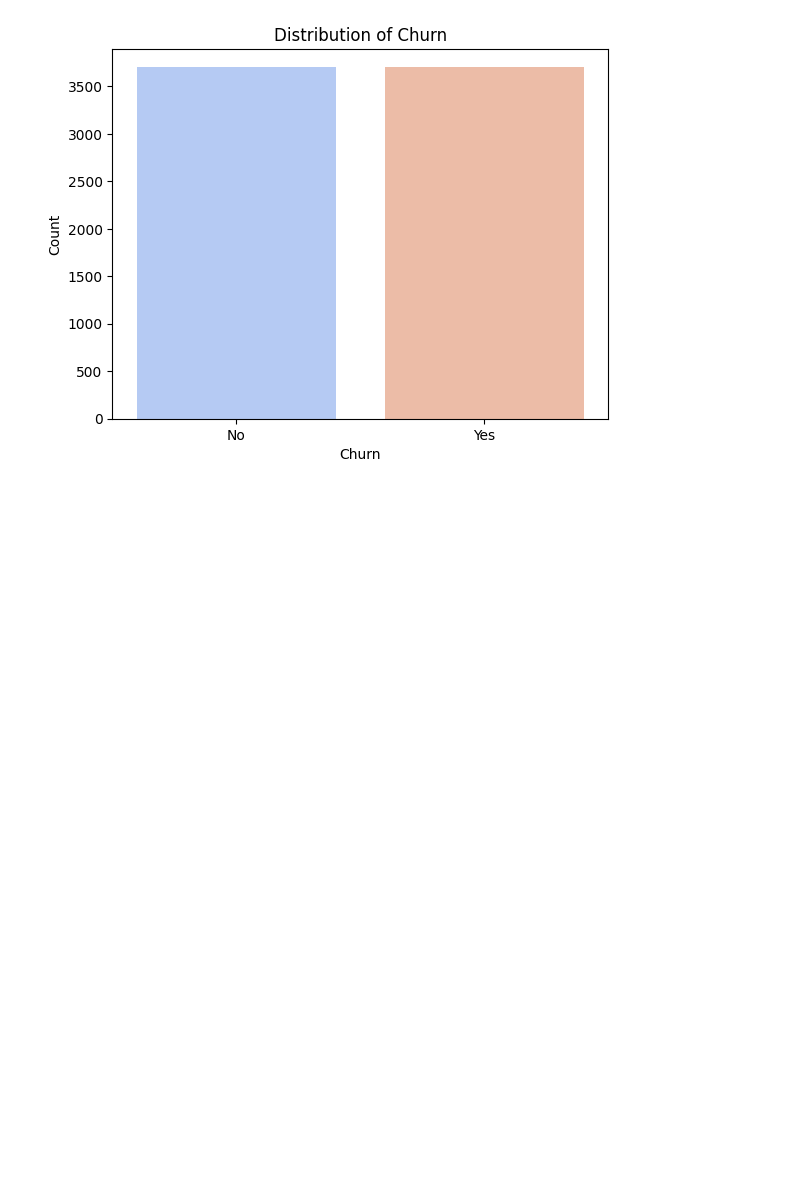
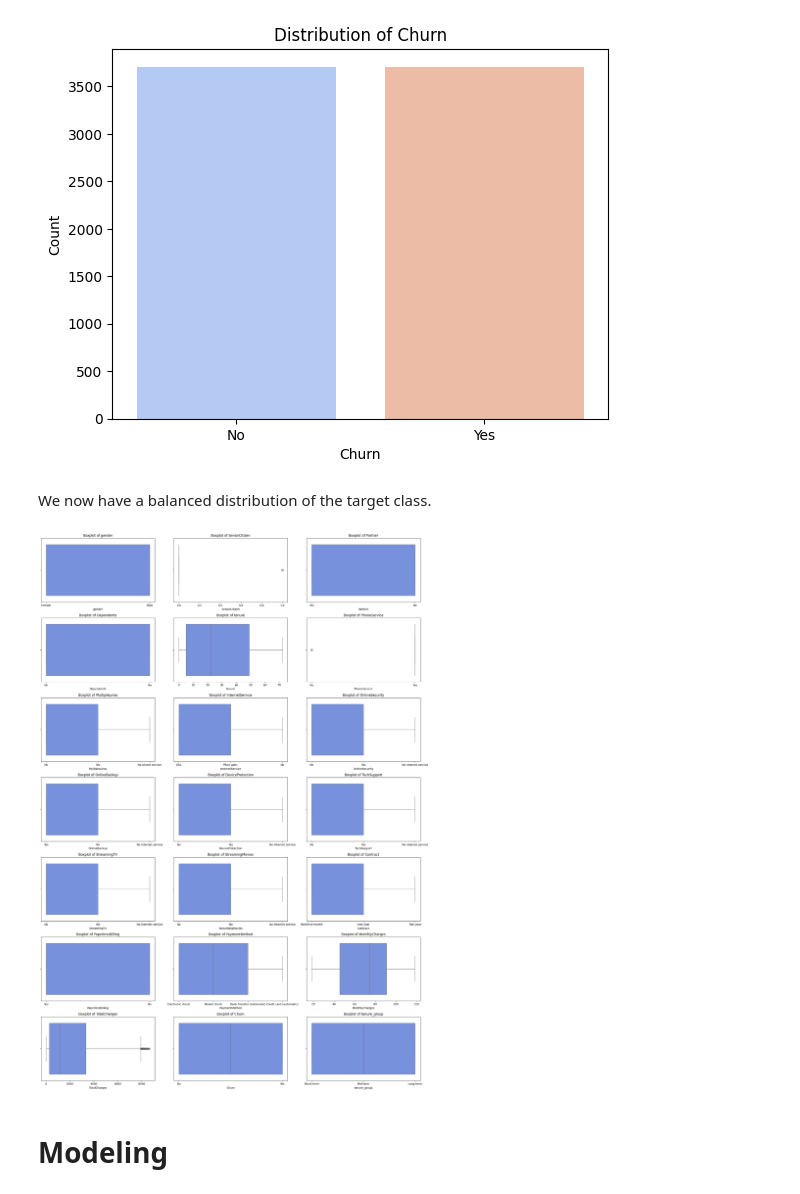
Before and after one commit to Sena-Aku-Agbotse/Customer-Churn-Analysis, a Jupyter notebook: Notebook/main.ipynb, the cells around one changed output. Saved outputs shown, nothing was run; the diff lists cells and outputs as text; code cells hidden in the pictures; blank space fills up the shorter version.

```diff
--- a/Notebook/main.ipynb
+++ b/Notebook/main.ipynb
@@ -639,3 +667,20 @@ plt.ylabel('Count')
 plt.show()
 # %% [output]
 [figure]
+# %% [markdown]
+We now have a balanced distribution of the target class.
+# %%
+num_cols = len(train_data.columns)
+fig, axes = plt.subplots(nrows=(num_cols // 3) + 1,
+                         ncols=3, figsize=(20, 4 * ((num_cols // 3) + 1)))
+axes = axes.flatten()
+for i, column in enumerate(train_data.columns):
+    sns.boxplot(x=train_data[column], ax=axes[i])
+    axes[i].set_title(f'Boxplot of {column}')
+    axes[i].set_xlabel(column)
+for j in range(i + 1, len(axes)):
+    fig.delaxes(axes[j])
+plt.tight_layout()
+plt.show()
+# %% [output]
+[figure, added]
@@ -641,0 +713,2 @@ plt.show()
+# %% [markdown]
+# **Modeling**
```
Also changed, not shown: parts of 27 cells of this notebook, 1 other file.
